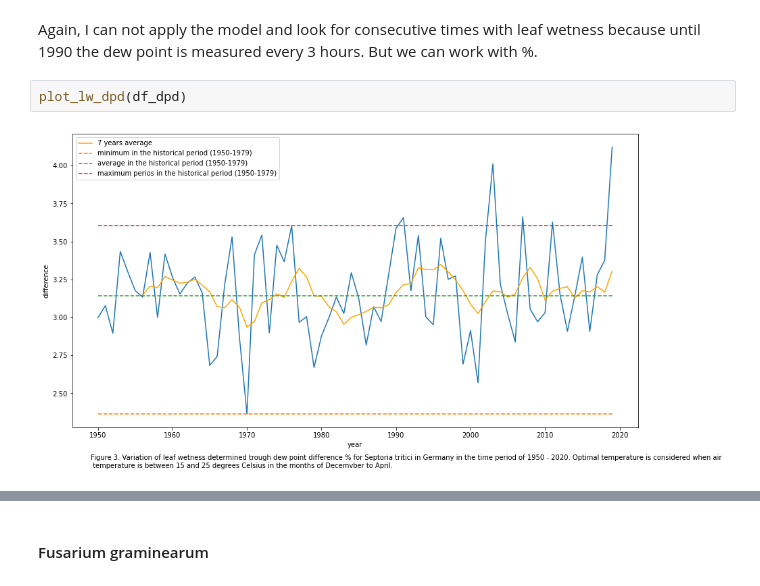
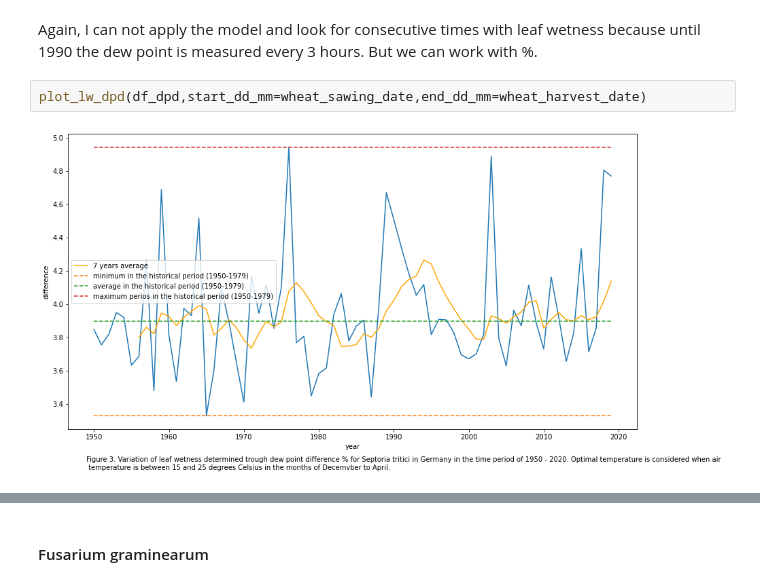
Before and after one commit to serbanradulescu/master_thesis, a Jupyter notebook: project.ipynb, the cells around one changed output, grey strips where cells are left out. Cells and saved outputs as stored; diff of their text form.

Commit message:
feature: optimisation plot functions

```diff
--- a/project.ipynb
+++ b/project.ipynb
@@ -230,6 +218,6 @@ sns.lineplot(x=measures.index,y=measures.TD)
 # %% [markdown]
 Again, I can not apply the model and look for consecutive times with leaf wetness because until 1990 the dew point is measured every 3 hours. But we can work with %.
 # %%
-plot_lw_dpd(df_dpd)
+plot_lw_dpd(df_dpd,start_dd_mm=wheat_sawing_date,end_dd_mm=wheat_harvest_date)
 # %% [output]
-[figure, old version]
+[figure, new version]
```
Also changed, not shown: parts of 10 cells of this notebook, 1 other file.
